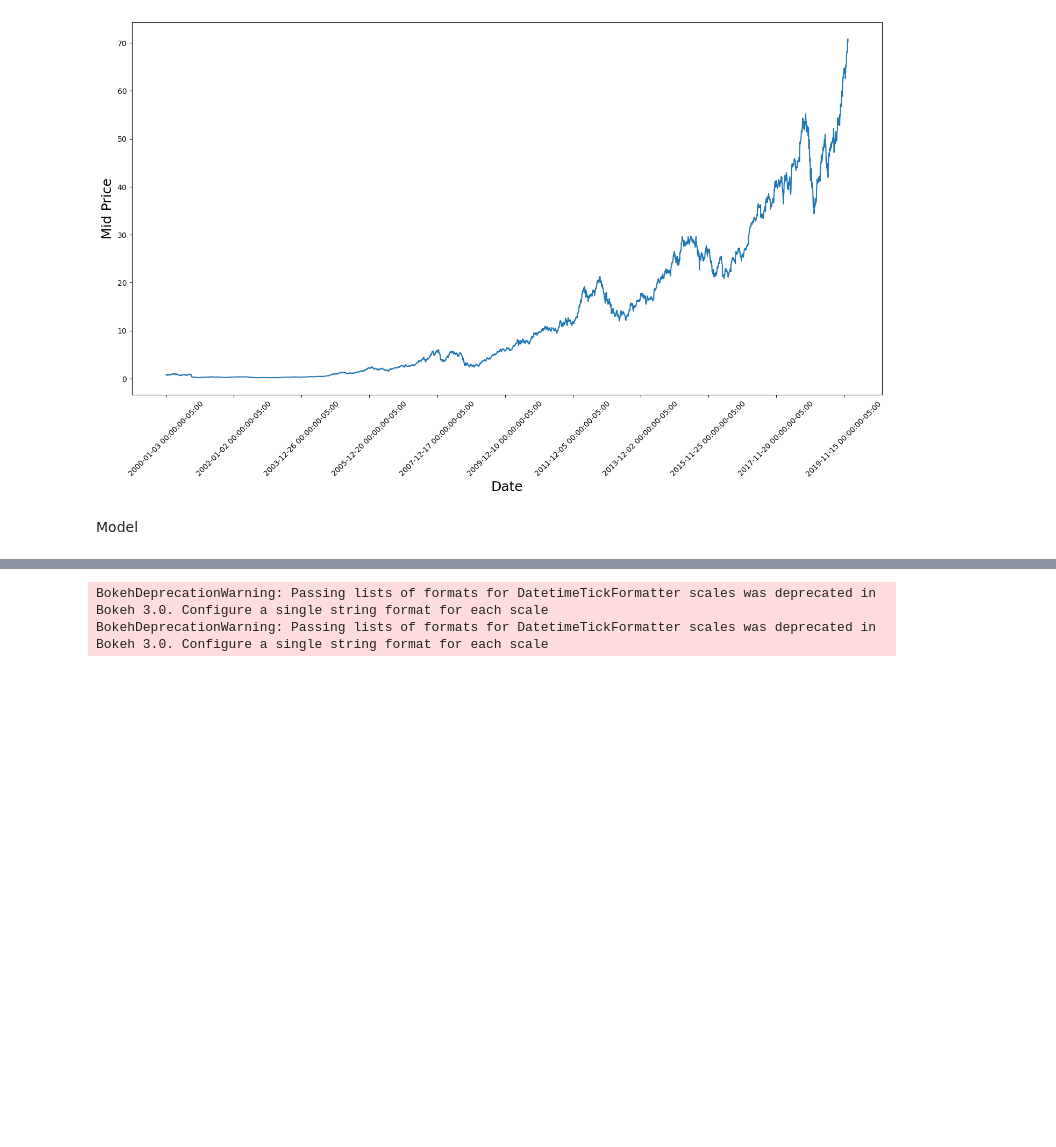
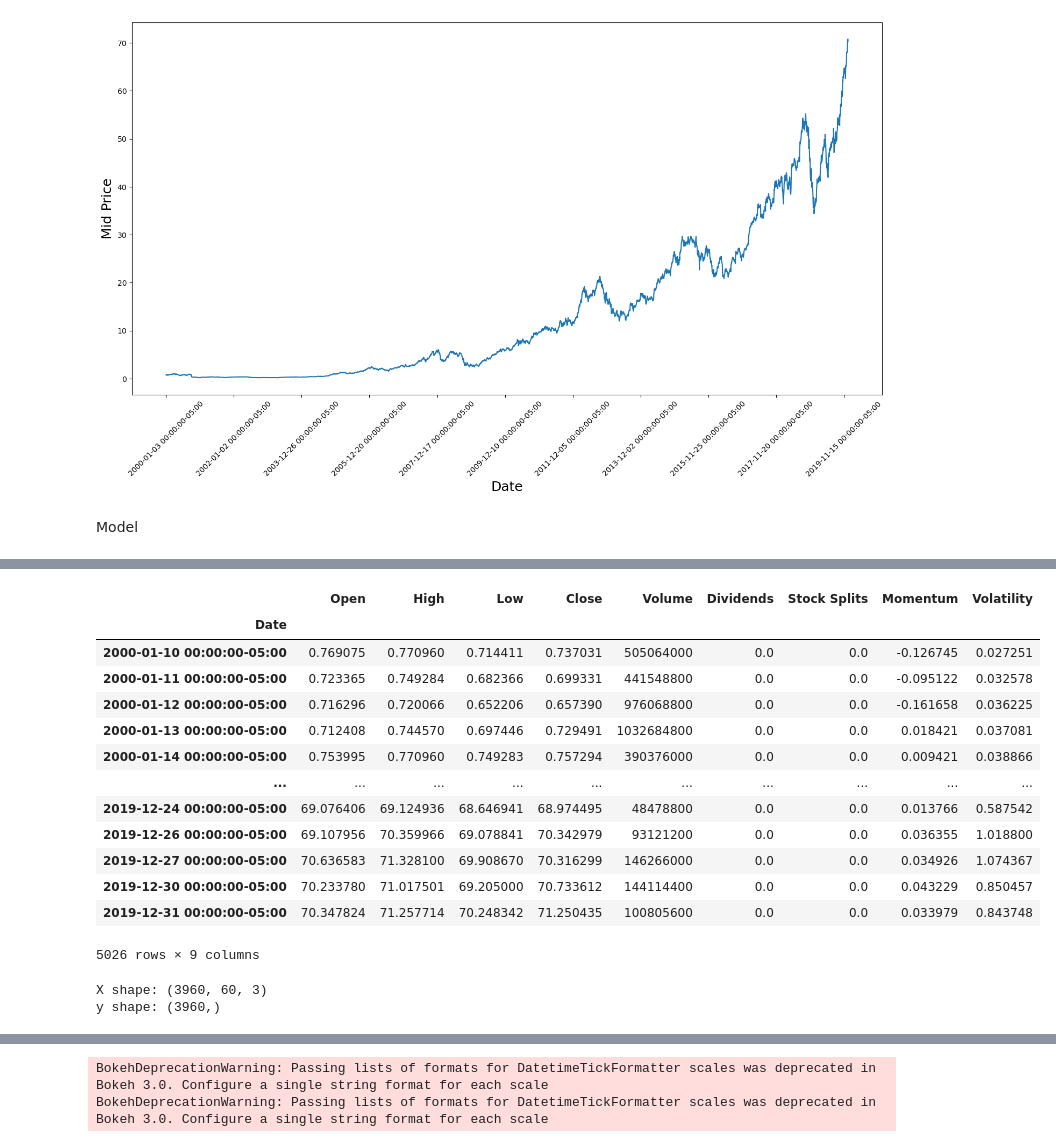
Before and after one commit to alexandramcadam/QuantProject, a Jupyter notebook: LSTMstrategy.ipynb, the cells around one changed output, grey strips where cells are left out. Saved outputs shown, nothing was run; the diff lists cells and outputs as text; code cells hidden in the pictures; blank space fills up the shorter version.

```diff
--- a/LSTMstrategy.ipynb
+++ b/LSTMstrategy.ipynb
@@ -84,0 +84,19 @@ X = np.reshape(X, (X.shape[0], X.shape[1], 1))
+# %%
+# Drop NaN values in X (first window)
+data = data[window:]
+data
+# %% [output]
+|  | Open | High | Low | Close | Volume | Dividends | Stock Splits | Momentum | Volatility |
+| Date |  |  |  |  |  |  |  |  |  |
+| 2000-01-10 00:00:00-05:00 | 0.769075 | 0.770960 | 0.714411 | 0.737031 | 505064000 | 0.0 | 0.0 | -0.126745 | 0.027251 |
+| 2000-01-11 00:00:00-05:00 | 0.723365 | 0.749284 | 0.682366 | 0.699331 | 441548800 | 0.0 | 0.0 | -0.095122 | 0.032578 |
+| 2000-01-12 00:00:00-05:00 | 0.716296 | 0.720066 | 0.652206 | 0.657390 | 976068800 | 0.0 | 0.0 | -0.161658 | 0.036225 |
+| 2000-01-13 00:00:00-05:00 | 0.712408 | 0.744570 | 0.697446 | 0.729491 | 1032684800 | 0.0 | 0.0 | 0.018421 | 0.037081 |
+| 2000-01-14 00:00:00-05:00 | 0.753995 | 0.770960 | 0.749283 | 0.757294 | 390376000 | 0.0 | 0.0 | 0.009421 | 0.038866 |
+| ... | ... | ... | ... | ... | ... | ... | ... | ... | ... |
+| 2019-12-24 00:00:00-05:00 | 69.076406 | 69.124936 | 68.646941 | 68.974495 | 48478800 | 0.0 | 0.0 | 0.013766 | 0.587542 |
+| 2019-12-26 00:00:00-05:00 | 69.107956 | 70.359966 | 69.078841 | 70.342979 | 93121200 | 0.0 | 0.0 | 0.036355 | 1.018800 |
+| 2019-12-27 00:00:00-05:00 | 70.636583 | 71.328100 | 69.908670 | 70.316299 | 146266000 | 0.0 | 0.0 | 0.034926 | 1.074367 |
+| 2019-12-30 00:00:00-05:00 | 70.233780 | 71.017501 | 69.205000 | 70.733612 | 144114400 | 0.0 | 0.0 | 0.043229 | 0.850457 |
+| 2019-12-31 00:00:00-05:00 | 70.347824 | 71.257714 | 70.248342 | 71.250435 | 100805600 | 0.0 | 0.0 | 0.033979 | 0.843748 |
+5026 rows × 9 columns
@@ -85,2 +110,33 @@ X = np.reshape(X, (X.shape[0], X.shape[1], 1))
+# %%
+#split data into training and test sets
+train_size = 0.8  # 80% training, 20% testing
+train_data, test_data = train_test_split(feature_data_scaled, train_size=train_size, shuffle=False)
+
+#define the sequence length
+sequence_length = 60
+X, y = [], []
+
+#convert to numpy
+train_data_np = train_data
+
+#create sequences for X and target for y
+for i in range(sequence_length, len(train_data_np)):
+    # X includes all features from train_data_np over the sequence length
+    X.append(train_data_np[i - sequence_length:i])  # Shape (sequence_length, num_features)
+
+    # y uses only the 'Close' price as the target value
+    y.append(train_data_np[i, 0])  # Only the 'Close' column
+
+#convert X and y to numpy arrays
+X, y = np.array(X), np.array(y)
+
+# Reshape X for LSTM input (samples, sequence_length, features)
+X = np.reshape(X, (X.shape[0], X.shape[1], X.shape[2]))
+
+print("X shape:", X.shape)  # Expected shape: (samples, sequence_length, num_features)
+print("y shape:", y.shape)  # Expected shape: (samples,)
+# %% [output]
+X shape: (3960, 60, 3)
+y shape: (3960,)
 # %%
 # LSTM model
```
Also changed, not shown: parts of 26 cells of this notebook, 1 other file.
